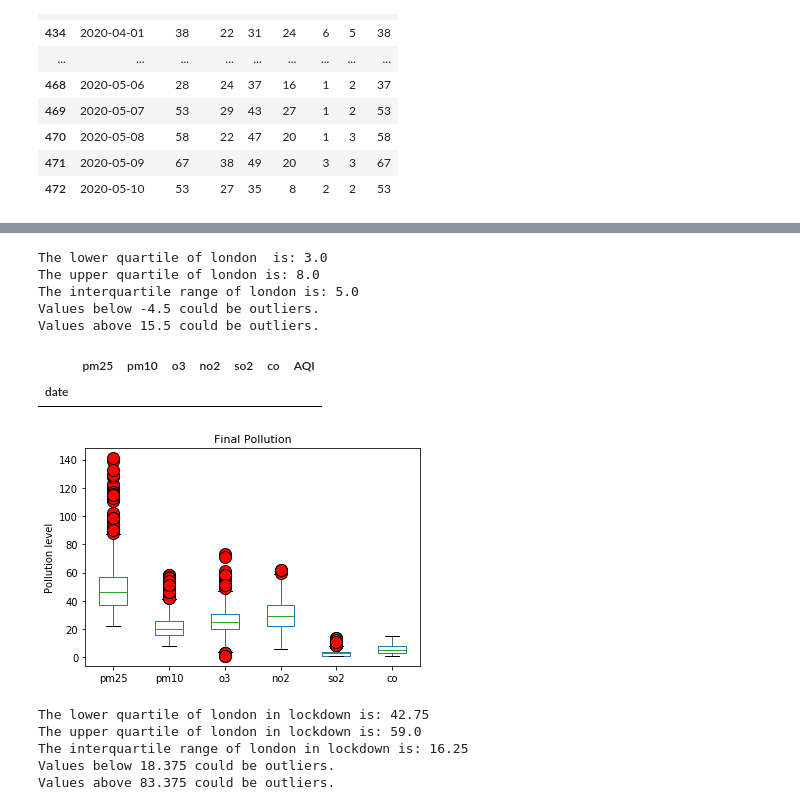
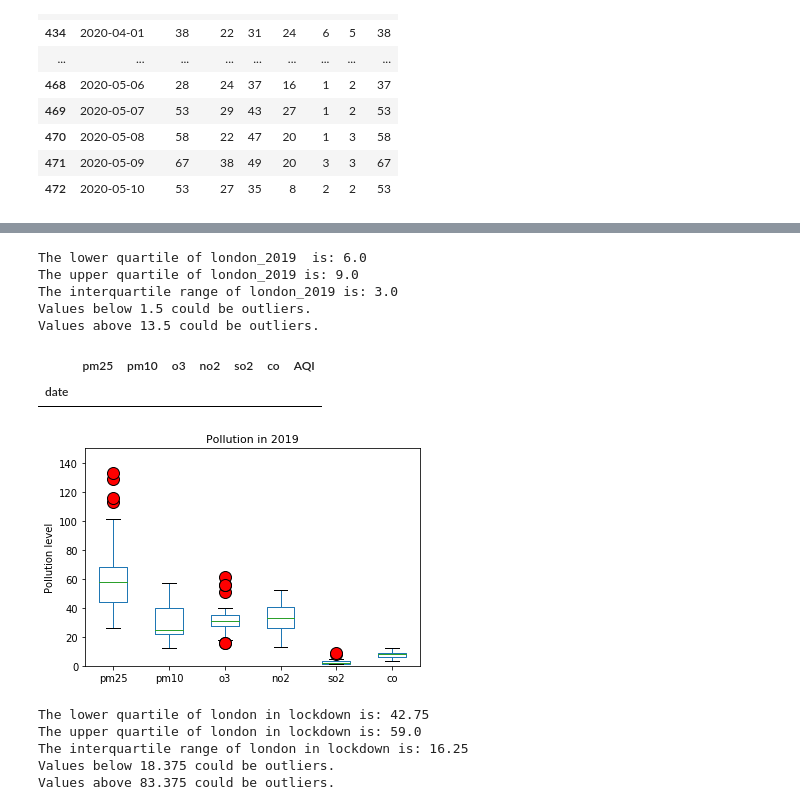
Before and after one commit to HaydenRubin/COVID-19-air-quality-2020, a Jupyter notebook: london_plot.ipynb, the cells around one changed output, grey strips where cells are left out. Drawn from its saved outputs; the diff is of its cells as text; code cells hidden in the pictures.

```diff
--- a/london_plot.ipynb
+++ b/london_plot.ipynb
@@ -78,3 +56,0 @@ london_lockdown_df
-# %%
-london_df = london_df.set_index("date")
-london_df
@@ -100,0 +79,3 @@ ax = london_df.plot.area(figsize=(20,10))
+# %%
+# Set date as index
+london_2019_df = london_2019_df.set_index("date")
@@ -308,44 +258,46 @@ Values above 8.5 could be outliers.
 # %%
 # Compute quartiles and upper and lower bounds for CO
-london_quartiles = london_df["co"].quantile([.25,.5,.75])
+london_2019_quartiles = london_2019_df["co"].quantile([.25,.5,.75])
 # Compute the lower quartile
-london_lowerq = london_quartiles[0.25]
+london_2019_lowerq = london_2019_quartiles[0.25]
 
 # Compute the upper quartile
-london_upperq = london_quartiles[0.75]
-london_iqr = london_upperq-london_lowerq
-print(f"The lower quartile of london  is: {london_lowerq}")
-print(f"The upper quartile of london is: {london_upperq}")
-print(f"The interquartile range of london is: {london_iqr}")
-lower_bound = london_lowerq - (1.5*london_iqr)
-upper_bound = london_upperq + (1.5*london_iqr)
+london_2019_upperq = london_2019_quartiles[0.75]
+london_2019_iqr = london_2019_upperq-london_2019_lowerq
+print(f"The lower quartile of london_2019  is: {london_2019_lowerq}")
+print(f"The upper quartile of london_2019 is: {london_2019_upperq}")
+print(f"The interquartile range of london_2019 is: {london_2019_iqr}")
+lower_bound = london_2019_lowerq - (1.5*london_2019_iqr)
+upper_bound = london_2019_upperq + (1.5*london_2019_iqr)
 print(f"Values below {lower_bound} could be outliers.")
 print(f"Values above {upper_bound} could be outliers.")
 
 # Compute the outliers
-outlier_london = london_df.loc[(london_df["co"] < lower_bound) | (london_df["co"] > upper_bound)]
-outlier_london
+outlier_london_2019 = london_2019_df.loc[(london_2019_df["co"] < lower_bound) | (london_2019_df["co"] > upper_bound)]
+outlier_london_2019
 # %% [output]
-The lower quartile of london  is: 3.0
-The upper quartile of london is: 8.0
-The interquartile range of london is: 5.0
-Values below -4.5 could be outliers.
-Values above 15.5 could be outliers.
+The lower quartile of london_2019  is: 6.0
+The upper quartile of london_2019 is: 9.0
+The interquartile range of london_2019 is: 3.0
+Values below 1.5 could be outliers.
+Values above 13.5 could be outliers.
 |  | pm25 | pm10 | o3 | no2 | so2 | co | AQI |
 | date |  |  |  |  |  |  |  |
 # %%
+# Create a box plot with outliers
 # plot. Set color of marker face and marker edge
 
 flierprops = dict(marker='o', markerfacecolor='r', markersize=12,
                   linestyle='none', markeredgecolor='k')
-box_plot = london_df.boxplot(grid=False, column=['pm25','pm10', 'o3', 'no2', 'so2', 'co'], flierprops=flierprops)
-
+box_plot = london_2019_df.boxplot(grid=False, column=['pm25','pm10', 'o3', 'no2', 'so2', 'co'], flierprops=flierprops)
+# Set y limit
+plt.ylim(0,150)
 # Set the title and y axis label
-box_plot.set_title('Final Pollution', fontsize=11)
+box_plot.set_title('Pollution in 2019', fontsize=11)
 box_plot.set_ylabel("Pollution level")
 plt.show()
 # %% [output]
-[figure, old version]
+[figure, new version]
 # %%
 # Compute quartiles and upper and lower bounds for pm25 during the lockdown period
 london_lockdown_quartiles =london_lockdown_df["pm25"].quantile([.25,.5,.75])
```
Also changed, not shown: parts of 30 cells of this notebook.
